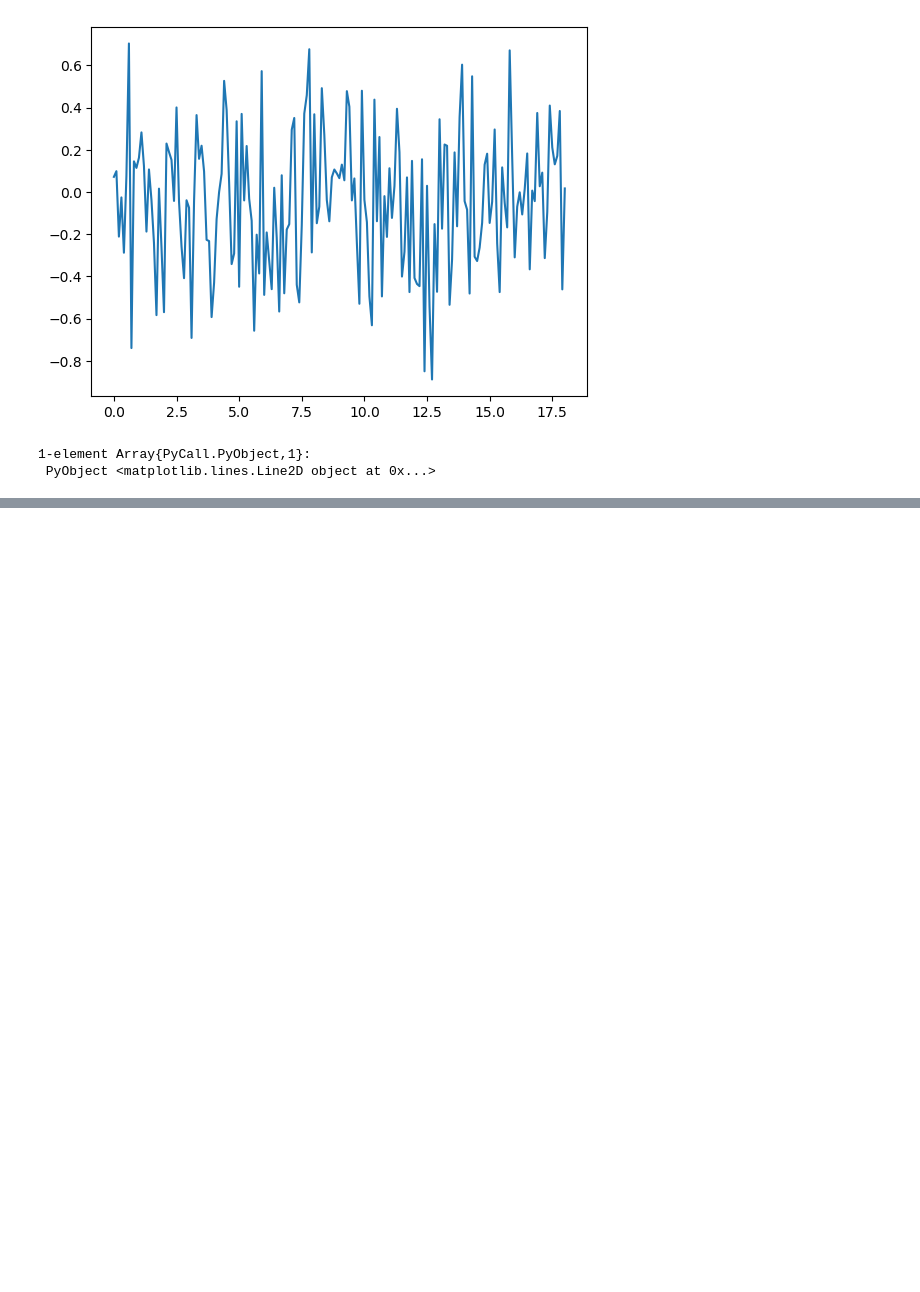
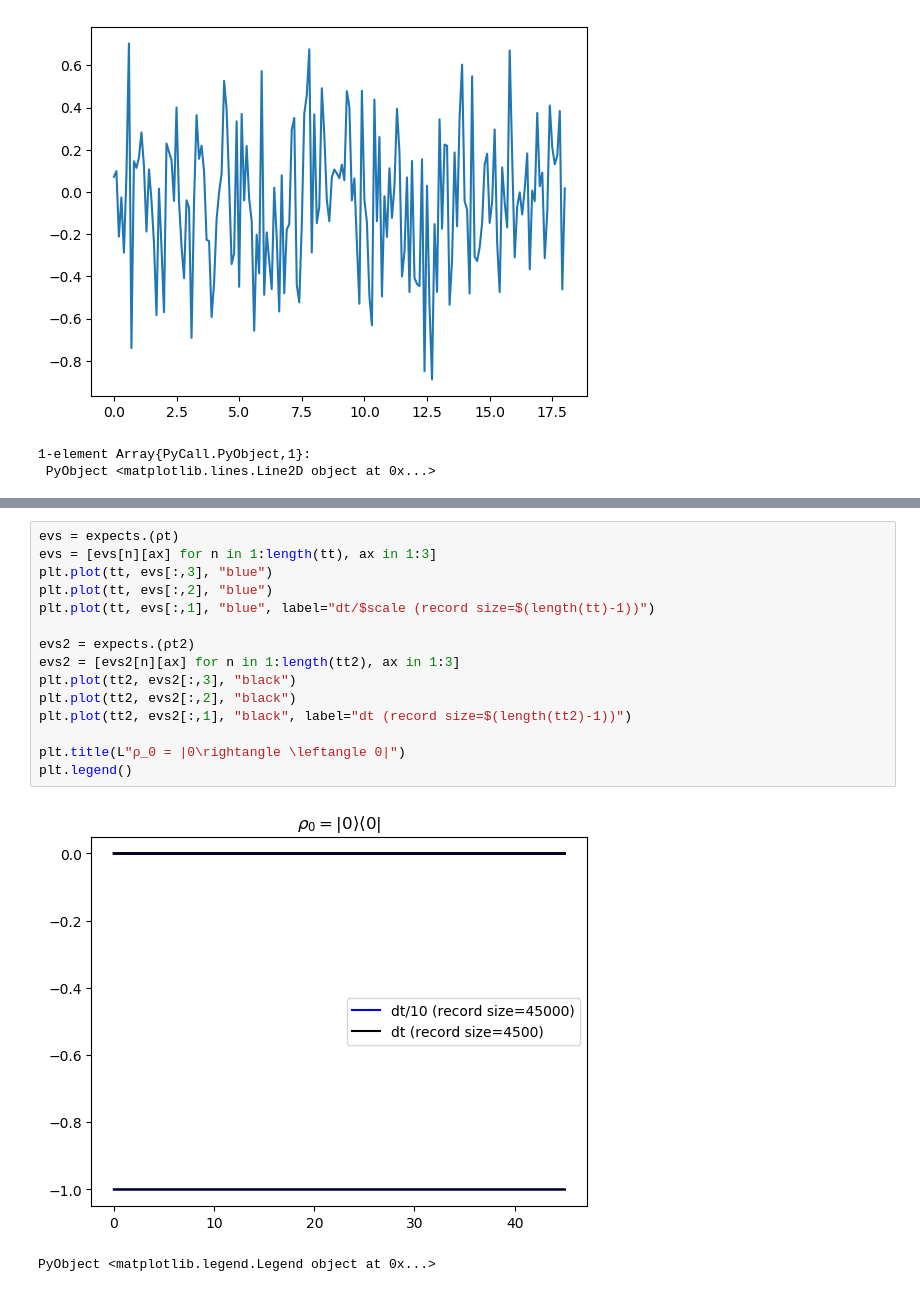
Before and after one commit to chapman-iqs/QuantumCircuits.jl, a Jupyter notebook: QC.ipynb, the cells around one changed output, grey strips where cells are left out. Cells and saved outputs as stored; diff of their text form; blank space fills up the shorter version.

```diff
--- a/QC.ipynb
+++ b/QC.ipynb
@@ -97,0 +368,18 @@ plt.plot(tt1, [dy[1]*dt1 for dy in dy1])
+# %%
+evs = expects.(ρt)
+evs = [evs[n][ax] for n in 1:length(tt), ax in 1:3]
+plt.plot(tt, evs[:,3], "blue")
+plt.plot(tt, evs[:,2], "blue")
+plt.plot(tt, evs[:,1], "blue", label="dt/$scale (record size=$(length(tt)-1))")
+
+evs2 = expects.(ρt2)
+evs2 = [evs2[n][ax] for n in 1:length(tt2), ax in 1:3]
+plt.plot(tt2, evs2[:,3], "black")
+plt.plot(tt2, evs2[:,2], "black")
+plt.plot(tt2, evs2[:,1], "black", label="dt (record size=$(length(tt2)-1))")
+
+plt.title(L"ρ_0 = |0\rightangle \leftangle 0|")
+plt.legend()
+# %% [output]
+[figure, added]
+PyObject <matplotlib.legend.Legend object at 0x...>
```
Also changed, not shown: parts of 32 cells of this notebook, 4 other files.
